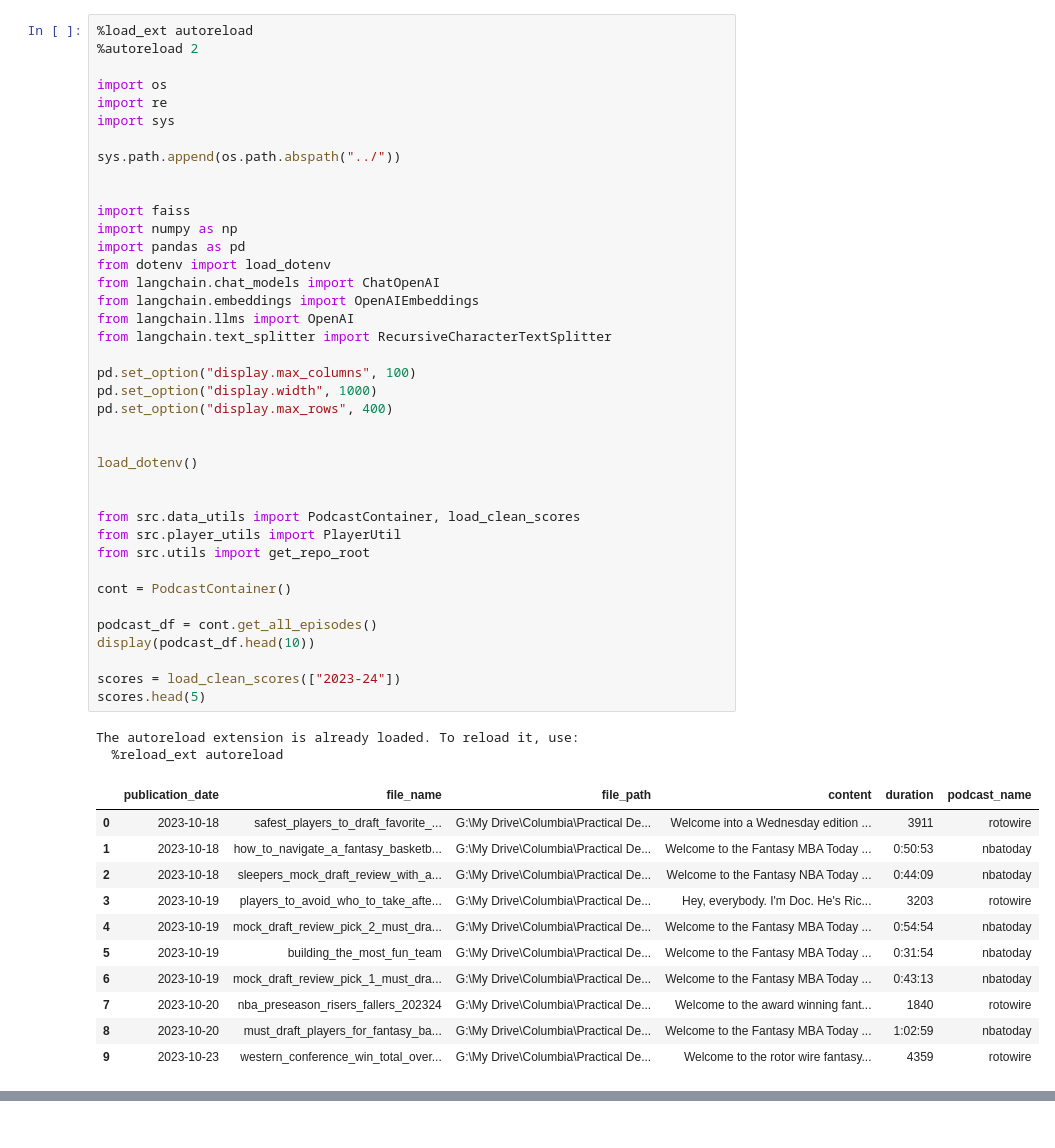
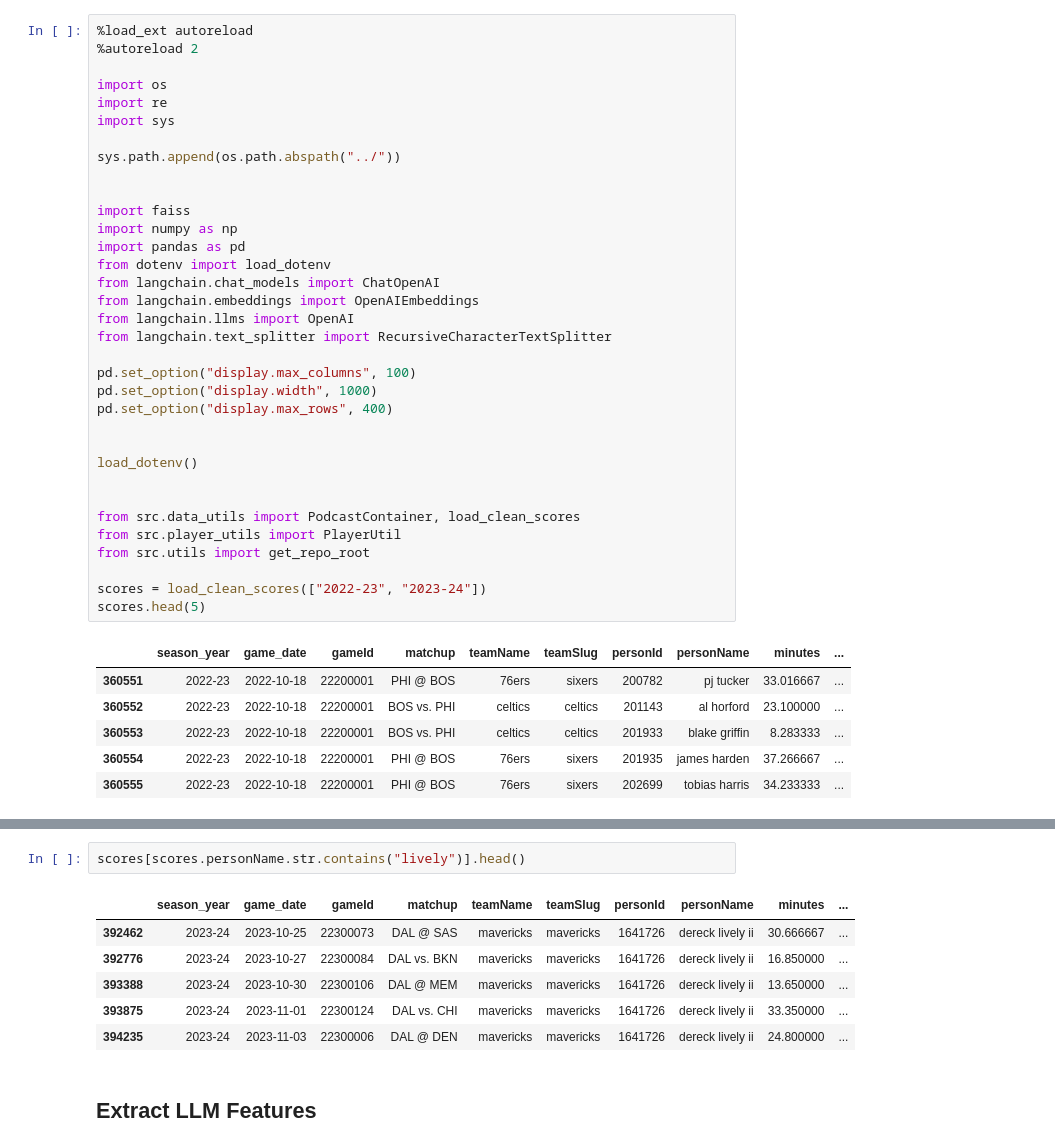
Before and after one commit to patcao/FantasyPodcastInsights, a Jupyter notebook: notebooks/Model-Evaluation.ipynb, the cells around one changed output, grey strips where cells are left out. Cells and saved outputs as stored; diff of their text form.

```diff
--- a/notebooks/Model-Evaluation.ipynb
+++ b/notebooks/Model-Evaluation.ipynb
@@ -5,49 +5,37 @@
 import os
 import re
 import sys
 
 sys.path.append(os.path.abspath("../"))
 
 
 import faiss
 import numpy as np
 import pandas as pd
 from dotenv import load_dotenv
 from langchain.chat_models import ChatOpenAI
 from langchain.embeddings import OpenAIEmbeddings
 from langchain.llms import OpenAI
 from langchain.text_splitter import RecursiveCharacterTextSplitter
 
 pd.set_option("display.max_columns", 100)
 pd.set_option("display.width", 1000)
 pd.set_option("display.max_rows", 400)
 
 
 load_dotenv()
 
 
 from src.data_utils import PodcastContainer, load_clean_scores
 from src.player_utils import PlayerUtil
 from src.utils import get_repo_root
 
-cont = PodcastContainer()
-
-podcast_df = cont.get_all_episodes()
-display(podcast_df.head(10))
-
-scores = load_clean_scores(["2023-24"])
+scores = load_clean_scores(["2022-23", "2023-24"])
 scores.head(5)
 # %% [output]
-The autoreload extension is already loaded. To reload it, use:
-  %reload_ext autoreload
-|  | publication_date | file_name | file_path | content | duration | podcast_name |
-| 0 | 2023-10-18 | safest_players_to_draft_favorite_... | G:\My Drive\Columbia\Practical De... | Welcome into a Wednesday edition ... | 3911 | rotowire |
-| 1 | 2023-10-18 | how_to_navigate_a_fantasy_basketb... | G:\My Drive\Columbia\Practical De... | Welcome to the Fantasy MBA Today ... | 0:50:53 | nbatoday |
-| 2 | 2023-10-18 | sleepers_mock_draft_review_with_a... | G:\My Drive\Columbia\Practical De... | Welcome to the Fantasy NBA Today ... | 0:44:09 | nbatoday |
-| 3 | 2023-10-19 | players_to_avoid_who_to_take_afte... | G:\My Drive\Columbia\Practical De... | Hey, everybody. I'm Doc. He's Ric... | 3203 | rotowire |
-| 4 | 2023-10-19 | mock_draft_review_pick_2_must_dra... | G:\My Drive\Columbia\Practical De... | Welcome to the Fantasy MBA Today ... | 0:54:54 | nbatoday |
-| 5 | 2023-10-19 | building_the_most_fun_team | G:\My Drive\Columbia\Practical De... | Welcome to the Fantasy MBA Today ... | 0:31:54 | nbatoday |
-| 6 | 2023-10-19 | mock_draft_review_pick_1_must_dra... | G:\My Drive\Columbia\Practical De... | Welcome to the Fantasy MBA Today ... | 0:43:13 | nbatoday |
-| 7 | 2023-10-20 | nba_preseason_risers_fallers_202324 | G:\My Drive\Columbia\Practical De... | Welcome to the award winning fant... | 1840 | rotowire |
-| 8 | 2023-10-20 | must_draft_players_for_fantasy_ba... | G:\My Drive\Columbia\Practical De... | Welcome to the Fantasy MBA Today ... | 1:02:59 | nbatoday |
-| 9 | 2023-10-23 | western_conference_win_total_over... | G:\My Drive\Columbia\Practical De... | Welcome to the rotor wire fantasy... | 4359 | rotowire |
+|  | season_year | game_date | gameId | matchup | teamName | teamSlug | personId | personName | minutes | ... |
+| 360551 | 2022-23 | 2022-10-18 | 22200001 | PHI @ BOS | 76ers | sixers | 200782 | pj tucker | 33.016667 | ... |
+| 360552 | 2022-23 | 2022-10-18 | 22200001 | BOS vs. PHI | celtics | celtics | 201143 | al horford | 23.100000 | ... |
+| 360553 | 2022-23 | 2022-10-18 | 22200001 | BOS vs. PHI | celtics | celtics | 201933 | blake griffin | 8.283333 | ... |
+| 360554 | 2022-23 | 2022-10-18 | 22200001 | PHI @ BOS | 76ers | sixers | 201935 | james harden | 37.266667 | ... |
+| 360555 | 2022-23 | 2022-10-18 | 22200001 | PHI @ BOS | 76ers | sixers | 202699 | tobias harris | 34.233333 | ... |
@@ -59,0 +42,11 @@ The autoreload extension is already loaded. To reload it, use:
+# %%
+scores[scores.personName.str.contains("lively")].head()
+# %% [output]
+|  | season_year | game_date | gameId | matchup | teamName | teamSlug | personId | personName | minutes | ... |
+| 392462 | 2023-24 | 2023-10-25 | 22300073 | DAL @ SAS | mavericks | mavericks | 1641726 | dereck lively ii | 30.666667 | ... |
+| 392776 | 2023-24 | 2023-10-27 | 22300084 | DAL vs. BKN | mavericks | mavericks | 1641726 | dereck lively ii | 16.850000 | ... |
+| 393388 | 2023-24 | 2023-10-30 | 22300106 | DAL @ MEM | mavericks | mavericks | 1641726 | dereck lively ii | 13.650000 | ... |
+| 393875 | 2023-24 | 2023-11-01 | 22300124 | DAL vs. CHI | mavericks | mavericks | 1641726 | dereck lively ii | 33.350000 | ... |
+| 394235 | 2023-24 | 2023-11-03 | 22300006 | DAL @ DEN | mavericks | mavericks | 1641726 | dereck lively ii | 24.800000 | ... |
+# %% [markdown]
+## Extract LLM Features
```
Also changed, not shown: parts of 42 cells of this notebook, 36 other files.
